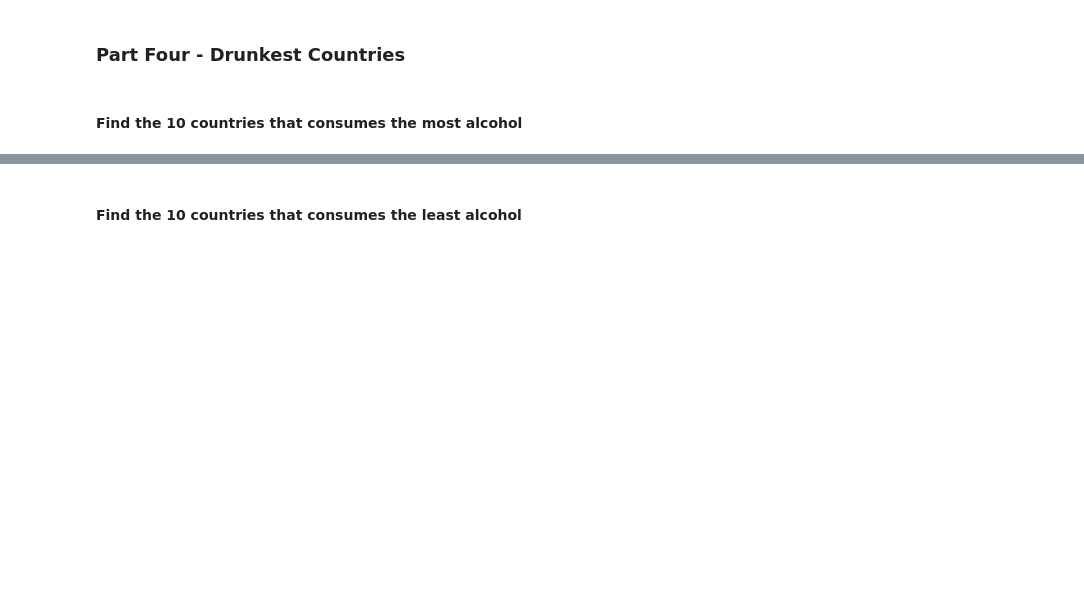
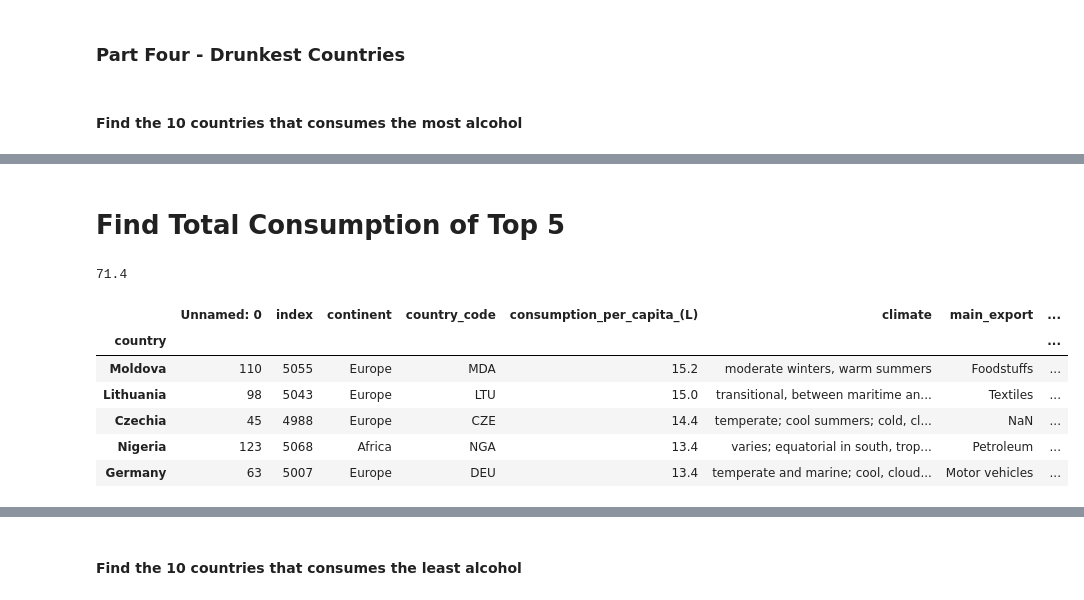
Before and after one commit to reccleston/data-analysis-project-1, a Jupyter notebook: Merged/Alison + Stephen.ipynb, the cells around one changed output, grey strips where cells are left out. Cells and saved outputs as stored; diff of their text form; code cells hidden in the pictures; blank space fills up the shorter version.

```diff
--- a/Merged/Alison + Stephen.ipynb
+++ b/Merged/Alison + Stephen.ipynb
@@ -273,23 +316,3 @@ plt.show()
 ### Part Four - Drunkest Countries
 # %% [markdown]
 #### Find the 10 countries that consumes the most alcohol
-# %%
-country_mask = df.groupby("country")
-country_subset = country_mask.first()
-
-
-high_consumption = country_subset.sort_values([("consumption_per_capita_(L)")], ascending=False).head(n=10)
-high_consumption.reset_index()
-
-high_consumption_series = high_consumption["consumption_per_capita_(L)"], high_consumption["capital"]
-
-high_consumption_df = pd.DataFrame(high_consumption_series)
-high_consumption_df = high_consumption_df.transpose()
-
-most_alcohol = high_consumption_df.index.tolist()
-
-print("The countries with the highest consumption rates are " + ", ".join(most_alcohol))
-
-capitals = high_consumption_df['capital'].tolist()
-
-capitals
@@ -307,0 +329,15 @@ The countries with the highest consumption rates are Moldova, Lithuania, Czechia
+# %% [markdown]
+# Find Total Consumption of Top 5
+# %%
+print(high_consumption["consumption_per_capita_(L)"].sum())
+
+high_consumption
+# %% [output]
+71.4
+|  | Unnamed: 0 | index | continent | country_code | consumption_per_capita_(L) | climate | main_export | ... |
+| country |  |  |  |  |  |  |  | ... |
+| Moldova | 110 | 5055 | Europe | MDA | 15.2 | moderate winters, warm summers | Foodstuffs | ... |
+| Lithuania | 98 | 5043 | Europe | LTU | 15.0 | transitional, between maritime an... | Textiles | ... |
+| Czechia | 45 | 4988 | Europe | CZE | 14.4 | temperate; cool summers; cold, cl... | NaN | ... |
+| Nigeria | 123 | 5068 | Africa | NGA | 13.4 | varies; equatorial in south, trop... | Petroleum | ... |
+| Germany | 63 | 5007 | Europe | DEU | 13.4 | temperate and marine; cool, cloud... | Motor vehicles | ... |
```
Also changed, not shown: parts of 8 cells of this notebook, 7 other files.
